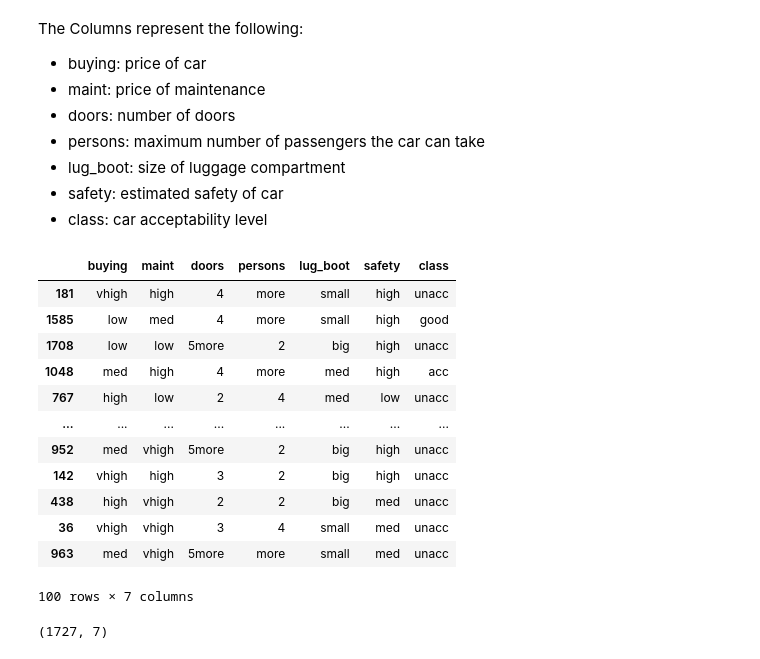
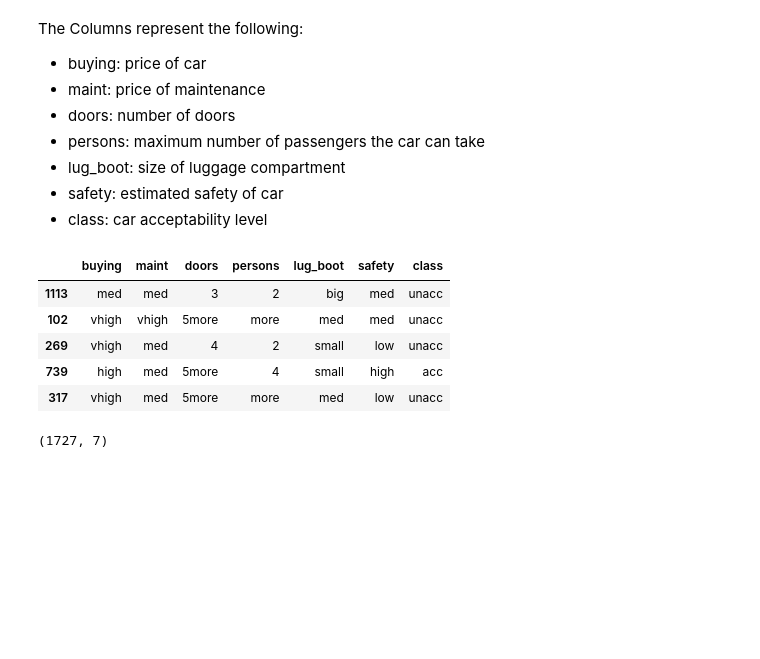
Before and after one commit to ErnestZottor/car_evaluation_data_analysis, a Jupyter notebook: car_evaluation.ipynb, the cells around one changed output. Drawn from its saved outputs; the diff is of its cells as text; code cells hidden in the pictures; blank space fills up the shorter version.

```diff
--- a/car_evaluation.ipynb
+++ b/car_evaluation.ipynb
@@ -46,23 +46,14 @@ The Columns represent the following:
 - safety: estimated safety of car
 - class: car acceptability level
 # %%
-df.sample(100)
-# new = df[df.class=='good']
-# new.head()
+df.sample(5)
 # %% [output]
 |  | buying | maint | doors | persons | lug_boot | safety | class |
-| 181 | vhigh | high | 4 | more | small | high | unacc |
-| 1585 | low | med | 4 | more | small | high | good |
-| 1708 | low | low | 5more | 2 | big | high | unacc |
-| 1048 | med | high | 4 | more | med | high | acc |
-| 767 | high | low | 2 | 4 | med | low | unacc |
-| ... | ... | ... | ... | ... | ... | ... | ... |
-| 952 | med | vhigh | 5more | 2 | big | high | unacc |
-| 142 | vhigh | high | 3 | 2 | big | high | unacc |
-| 438 | high | vhigh | 2 | 2 | big | med | unacc |
-| 36 | vhigh | vhigh | 3 | 4 | small | med | unacc |
-| 963 | med | vhigh | 5more | more | small | med | unacc |
+| 1113 | med | med | 3 | 2 | big | med | unacc |
+| 102 | vhigh | vhigh | 5more | more | med | med | unacc |
+| 269 | vhigh | med | 4 | 2 | small | low | unacc |
+| 739 | high | med | 5more | 4 | small | high | acc |
+| 317 | vhigh | med | 5more | more | med | low | unacc |
-100 rows × 7 columns
 # %%
 df.shape
 # %% [output]
```
Also changed, not shown: parts of 22 cells of this notebook, 1 other file.
